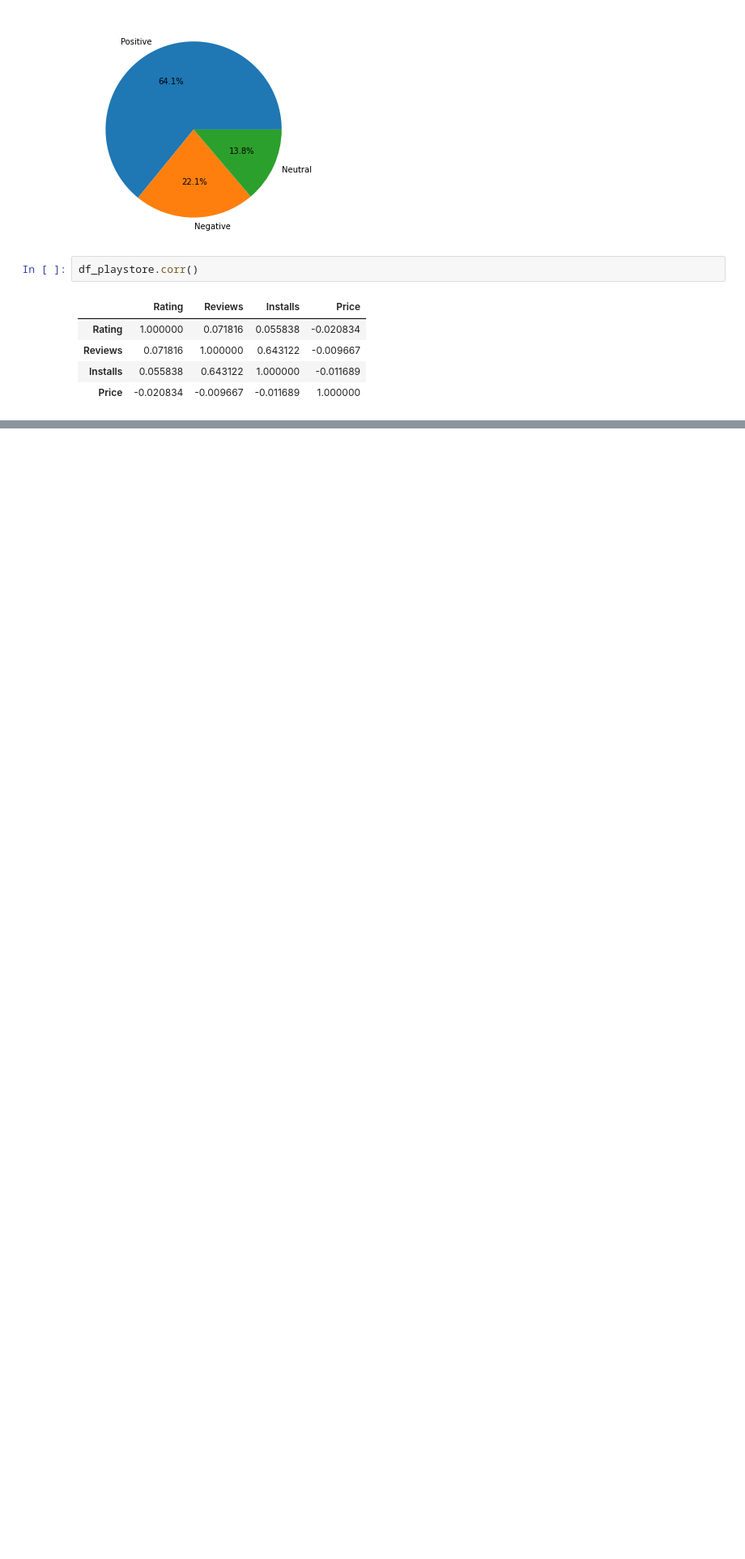
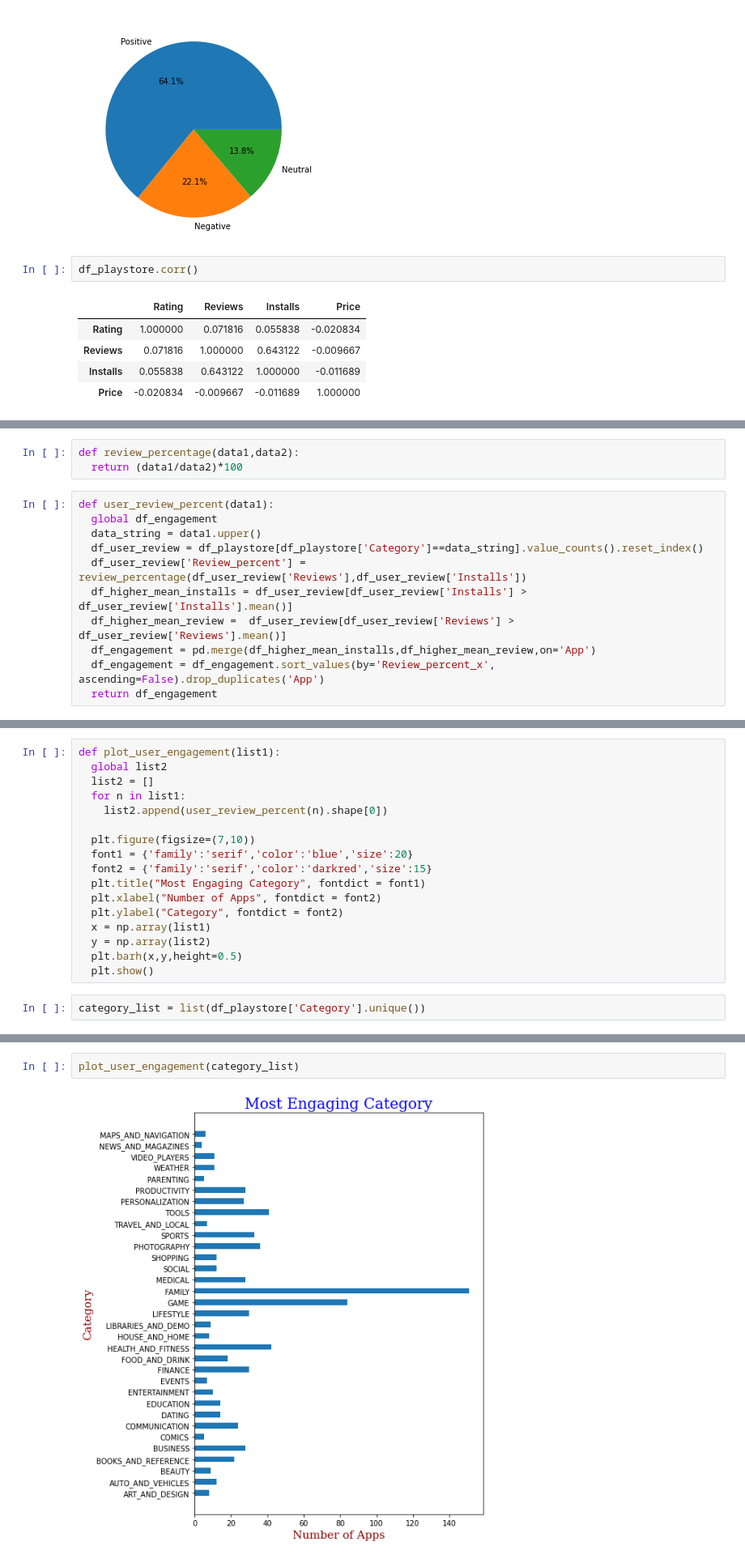
Before and after one commit to Utsav01111/Playstore_app_review_analysis, a Jupyter notebook: Utsav_Ponda_Playstore_App_review_Analysis.ipynb, the cells around one changed output, grey strips where cells are left out. Shown: that part at 81% size. Saved outputs shown, nothing was run; the diff lists cells and outputs as text; blank space fills up the shorter version.

Commit message:
Sixth - Most Engaging Categories

```diff
--- a/Utsav_Ponda_Playstore_App_review_Analysis.ipynb
+++ b/Utsav_Ponda_Playstore_App_review_Analysis.ipynb
@@ -519,0 +538,14 @@ plt.show()
+# %%
+def review_percentage(data1,data2):
+  return (data1/data2)*100
+# %%
+def user_review_percent(data1):
+  global df_engagement
+  data_string = data1.upper()
+  df_user_review = df_playstore[df_playstore['Category']==data_string].value_counts().reset_index()
+  df_user_review['Review_percent'] = review_percentage(df_user_review['Reviews'],df_user_review['Installs'])
+  df_higher_mean_installs = df_user_review[df_user_review['Installs'] > df_user_review['Installs'].mean()]
+  df_higher_mean_review =  df_user_review[df_user_review['Reviews'] > df_user_review['Reviews'].mean()]
+  df_engagement = pd.merge(df_higher_mean_installs,df_higher_mean_review,on='App')
+  df_engagement = df_engagement.sort_values(by='Review_percent_x', ascending=False).drop_duplicates('App')
+  return df_engagement
@@ -519,0 +568,19 @@ plt.show()
+# %%
+def plot_user_engagement(list1):
+  global list2
+  list2 = []
+  for n in list1:
+    list2.append(user_review_percent(n).shape[0])
+
+  plt.figure(figsize=(7,10))
+  font1 = {'family':'serif','color':'blue','size':20}
+  font2 = {'family':'serif','color':'darkred','size':15}
+  plt.title("Most Engaging Category", fontdict = font1)
+  plt.xlabel("Number of Apps", fontdict = font2)
+  plt.ylabel("Category", fontdict = font2)
+  x = np.array(list1)
+  y = np.array(list2)
+  plt.barh(x,y,height=0.5)
+  plt.show()
+# %%
+category_list = list(df_playstore['Category'].unique())
@@ -519,0 +607,4 @@ plt.show()
+# %%
+plot_user_engagement(category_list)
+# %% [output]
+[figure, added]
```
Also changed, not shown: parts of 8 cells of this notebook.
